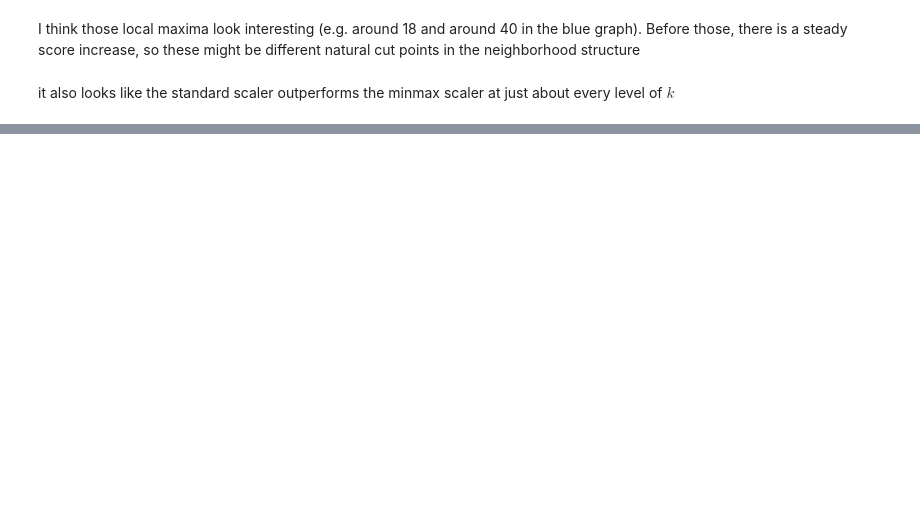
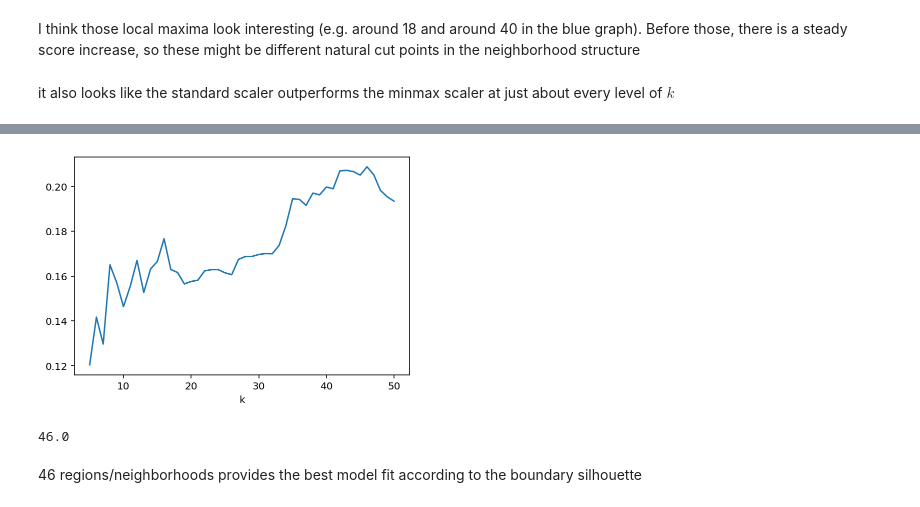
Before and after one commit to oturns/geosnap, a Jupyter notebook: examples/cluster_diagnostics.ipynb, the cells around one changed output, grey strips where cells are left out. Saved outputs shown, nothing was run; the diff lists cells and outputs as text; code cells hidden in the pictures; blank space fills up the shorter version.

```diff
--- a/examples/cluster_diagnostics.ipynb
+++ b/examples/cluster_diagnostics.ipynb
@@ -204,0 +256,11 @@ t_table2.davies_bouldin_score.plot(ax=ax, c='red')
+# %%
+ax = ktab.boundary_silhouette.plot()
+#t_table2.boundary_silhouette.plot(ax=ax, c='red')
+# %% [output]
+[figure, added]
+# %%
+ktab.boundary_silhouette.idxmax()
+# %% [output]
+46.0
+# %% [markdown]
+46 regions/neighborhoods provides the best model fit according to the boundary silhouette
```
Also changed, not shown: parts of 39 cells of this notebook, 1 other file.
